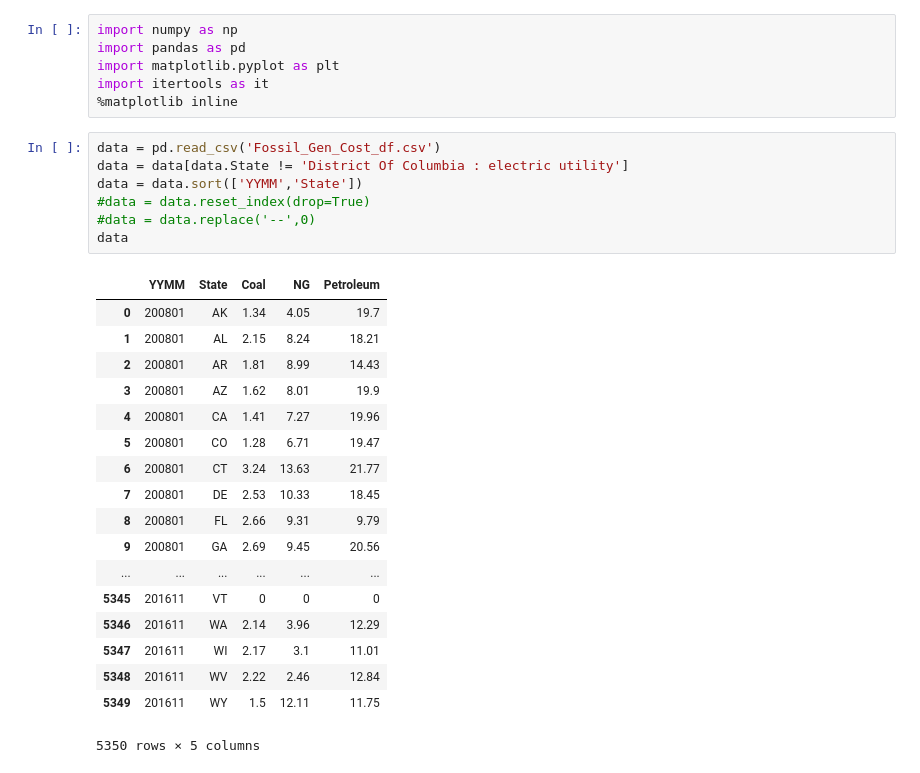
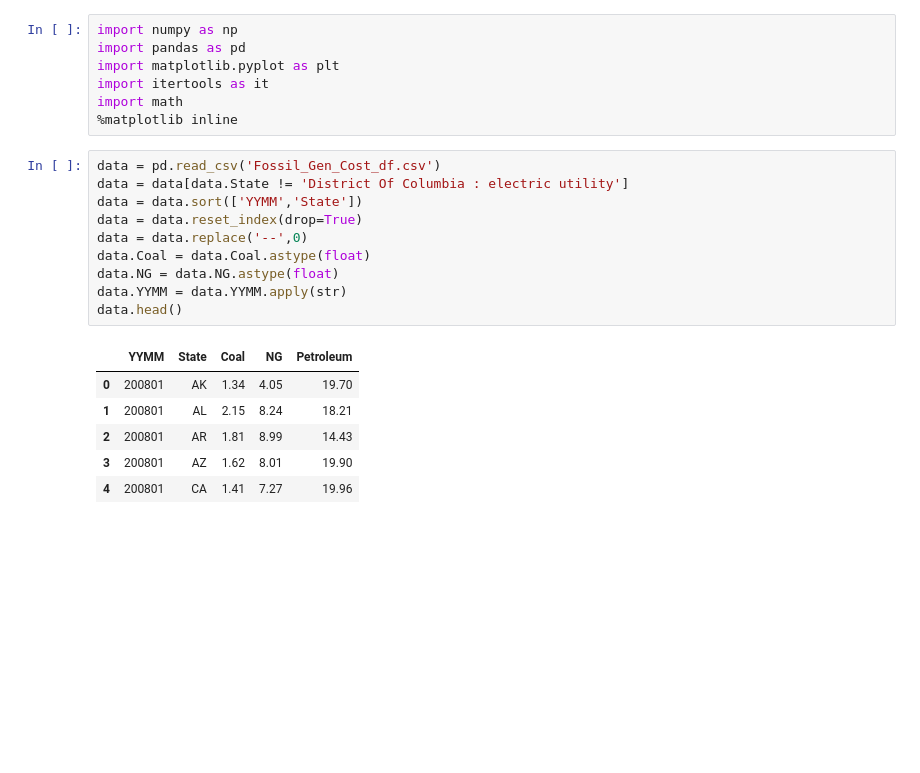
Before and after one commit to tydpan/EASE-Project, a Jupyter notebook: Arranged_Data/cost_avg.ipynb, the cells around one changed output. Saved outputs shown, nothing was run; the diff lists cells and outputs as text; blank space fills up the shorter version.

```diff
--- a/Arranged_Data/cost_avg.ipynb
+++ b/Arranged_Data/cost_avg.ipynb
@@ -3,30 +3,22 @@ import numpy as np
 import pandas as pd
 import matplotlib.pyplot as plt
 import itertools as it
+import math
 %matplotlib inline
 # %%
 data = pd.read_csv('Fossil_Gen_Cost_df.csv')
 data = data[data.State != 'District Of Columbia : electric utility']
 data = data.sort(['YYMM','State'])
-#data = data.reset_index(drop=True)
-#data = data.replace('--',0)
-data
+data = data.reset_index(drop=True)
+data = data.replace('--',0)
+data.Coal = data.Coal.astype(float)
+data.NG = data.NG.astype(float)
+data.YYMM = data.YYMM.apply(str)
+data.head()
 # %% [output]
 |  | YYMM | State | Coal | NG | Petroleum |
-| 0 | 200801 | AK | 1.34 | 4.05 | 19.7 |
+| 0 | 200801 | AK | 1.34 | 4.05 | 19.70 |
 | 1 | 200801 | AL | 2.15 | 8.24 | 18.21 |
 | 2 | 200801 | AR | 1.81 | 8.99 | 14.43 |
-| 3 | 200801 | AZ | 1.62 | 8.01 | 19.9 |
+| 3 | 200801 | AZ | 1.62 | 8.01 | 19.90 |
 | 4 | 200801 | CA | 1.41 | 7.27 | 19.96 |
-| 5 | 200801 | CO | 1.28 | 6.71 | 19.47 |
-| 6 | 200801 | CT | 3.24 | 13.63 | 21.77 |
-| 7 | 200801 | DE | 2.53 | 10.33 | 18.45 |
-| 8 | 200801 | FL | 2.66 | 9.31 | 9.79 |
-| 9 | 200801 | GA | 2.69 | 9.45 | 20.56 |
-| ... | ... | ... | ... | ... | ... |
-| 5345 | 201611 | VT | 0 | 0 | 0 |
-| 5346 | 201611 | WA | 2.14 | 3.96 | 12.29 |
-| 5347 | 201611 | WI | 2.17 | 3.1 | 11.01 |
-| 5348 | 201611 | WV | 2.22 | 2.46 | 12.84 |
-| 5349 | 201611 | WY | 1.5 | 12.11 | 11.75 |
-5350 rows × 5 columns
```
Also changed, not shown: parts of 11 cells of this notebook.
